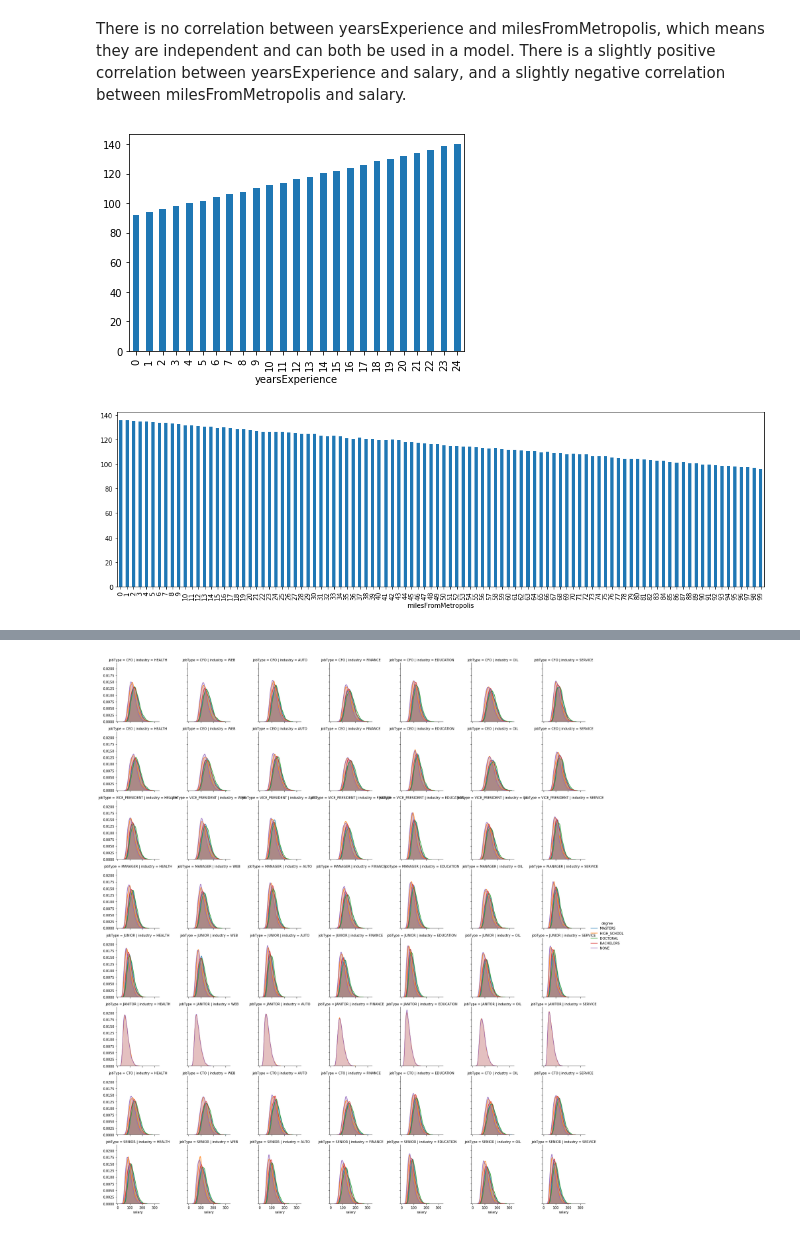
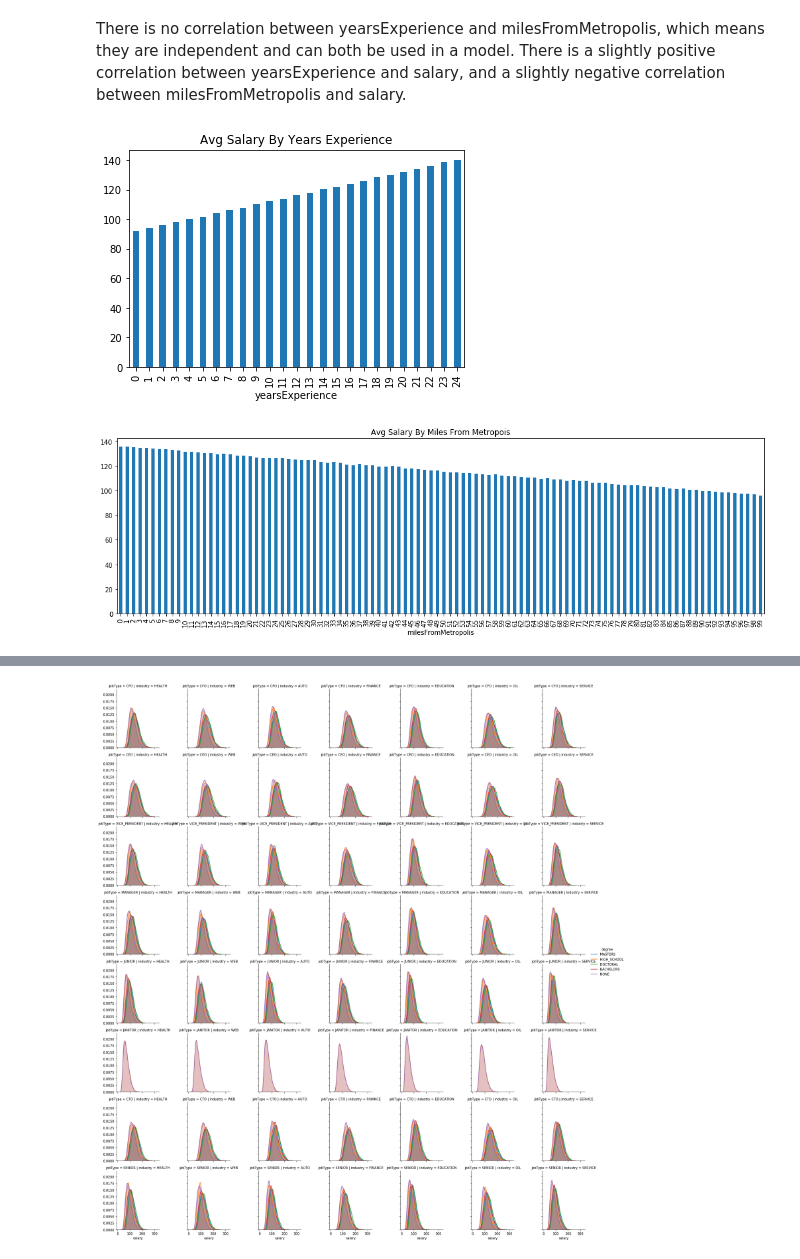
Before and after one commit to albert-ntiri/salary_prediction_project, a Jupyter notebook: Salary Prediction Notebook EDA.ipynb, the cells around one changed output, grey strips where cells are left out. Cells and saved outputs as stored; diff of their text form; code cells hidden in the pictures.

Commit message:
4th adjustment to charts.

```diff
--- a/Salary Prediction Notebook EDA.ipynb
+++ b/Salary Prediction Notebook EDA.ipynb
@@ -211,16 +211,16 @@ plt.savefig('charts/scatterplot_yearsExperience_milesFromMetropolis.jpg')
 There is no correlation between yearsExperience and milesFromMetropolis, which means they are independent and can both be used in a model.  There is a slightly positive correlation between yearsExperience and salary, and a slightly negative correlation between milesFromMetropolis and salary.
 # %%
 avg_salary_by_experience = training_data.groupby('yearsExperience').mean()['salary']
-avg_salary_by_experience.plot.bar(avg_salary_by_experience.index, avg_salary_by_experience)
+avg_salary_by_experience.plot.bar(avg_salary_by_experience.index, avg_salary_by_experience, title='Avg Salary By Years Experience')
 plt.savefig('charts/bar_avg_salary_by_yearsExperience.jpg')
 # %% [output]
-[figure, old version]
+[figure, new version]
 # %%
 avg_salary_by_commute = training_data.groupby('milesFromMetropolis').mean()['salary']
-avg_salary_by_commute.plot.bar(avg_salary_by_commute.index, avg_salary_by_commute, figsize=(18,5))
+avg_salary_by_commute.plot.bar(avg_salary_by_commute.index, avg_salary_by_commute, figsize=(18,5), title='Avg Salary By Miles From Metropois')
 plt.savefig('charts/bar_avg_salary_by_milesFromMetropolis.jpg')
 # %% [output]
-[figure, old version]
+[figure, new version]
 # %%
 def plot_distribution(feature):
     avg_salary_by_feature = training_data.groupby(feature).mean()['salary'].sort_values()
```
Also changed, not shown: parts of 9 cells of this notebook, 7 other files.
